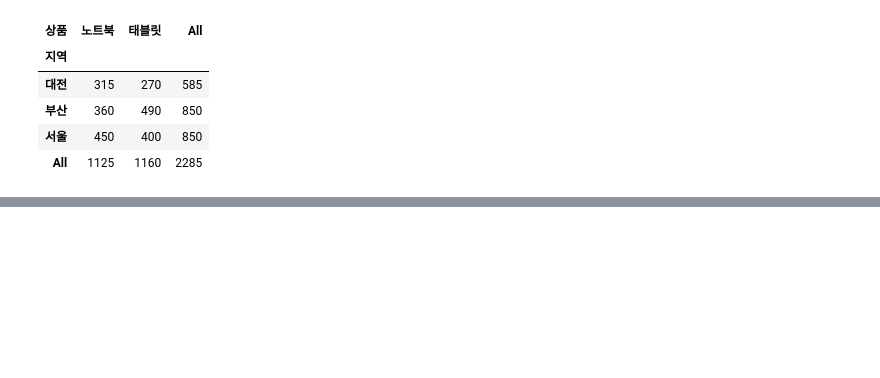
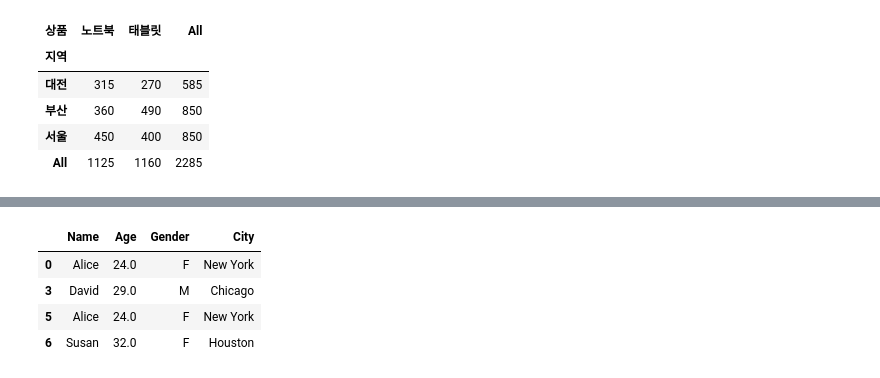
Before and after one commit to hsy21/jupyterdata, a Jupyter notebook: aiservice26/AI기반데이터분석_04_판다스_데이터처리_실습.ipynb, the cells around one changed output, grey strips where cells are left out. Cells and saved outputs as stored; diff of their text form; code cells hidden in the pictures; blank space fills up the shorter version.

```diff
--- a/aiservice26/AI기반데이터분석_04_판다스_데이터처리_실습.ipynb
+++ b/aiservice26/AI기반데이터분석_04_판다스_데이터처리_실습.ipynb
@@ -761,0 +864,9 @@ pd.pivot_table(sales_df, index='지역', columns='상품', values='매출', aggf
+# %%
+# 결측치가 있는 데이터 삭제 : dropna
+sample_df.dropna(subset=['Age', 'City'])
+# %% [output]
+|  | Name | Age | Gender | City |
+| 0 | Alice | 24.0 | F | New York |
+| 3 | David | 29.0 | M | Chicago |
+| 5 | Alice | 24.0 | F | New York |
+| 6 | Susan | 32.0 | F | Houston |
```
Also changed, not shown: parts of 23 cells of this notebook.
